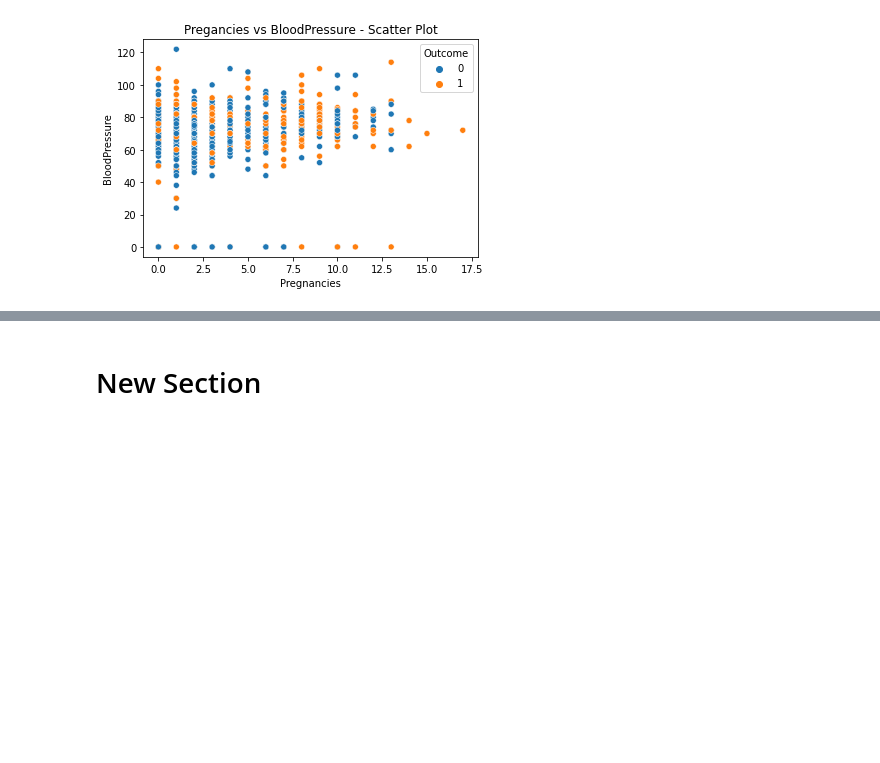
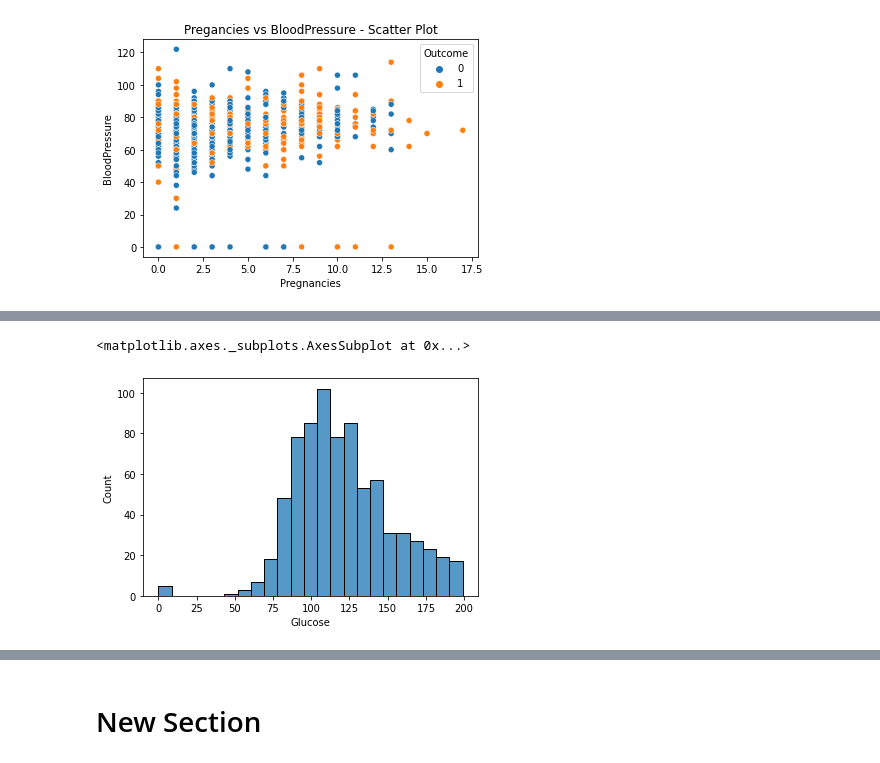
Before and after one commit to DineshAnalyticsandAI/Diabetes-Detection, a Jupyter notebook: Diabetes_Detection.ipynb, the cells around one changed output, grey strips where cells are left out. Cells and saved outputs as stored; diff of their text form; code cells hidden in the pictures; blank space fills up the shorter version.

```diff
--- a/Diabetes_Detection.ipynb
+++ b/Diabetes_Detection.ipynb
@@ -164,0 +175,5 @@ Text(0.5, 1.0, 'Pregancies vs BloodPressure - Scatter Plot')
+# %%
+sns.histplot(df,x='Glucose')
+# %% [output]
+<matplotlib.axes._subplots.AxesSubplot at 0x...>
+[figure, added]
```
Also changed, not shown: parts of 9 cells of this notebook.
